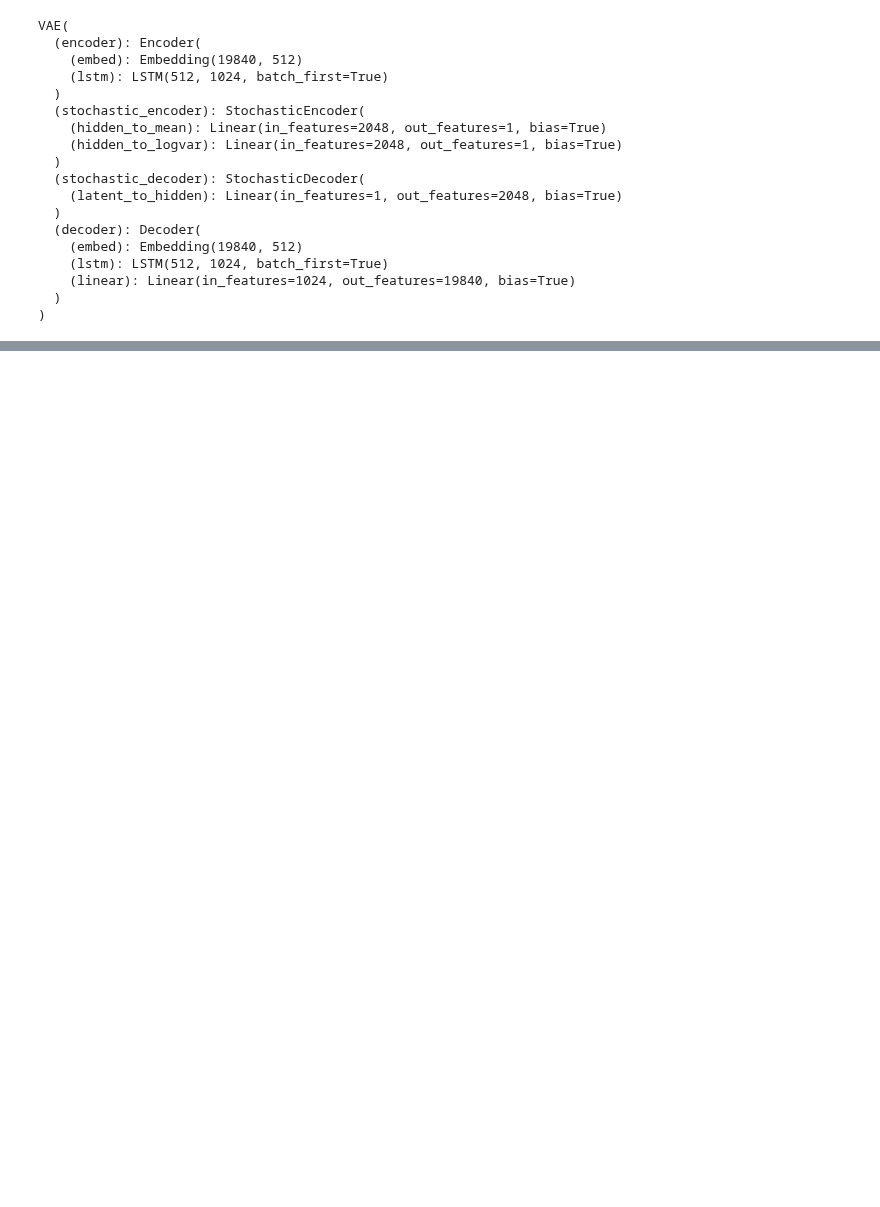
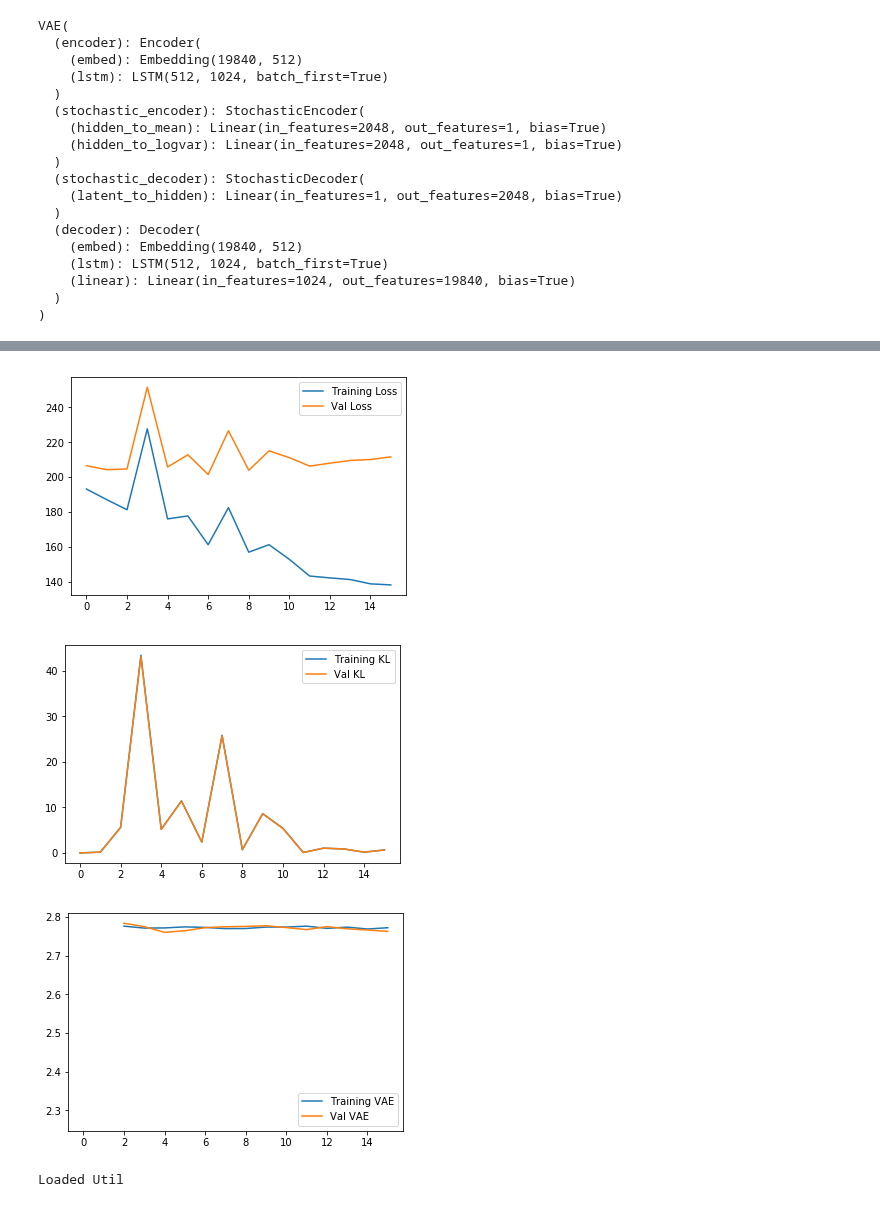
Before and after one commit to eliisabethein/DD2424-project, a Jupyter notebook: Testing VAE.ipynb, the cells around one changed output, grey strips where cells are left out. Drawn from its saved outputs; the diff is of its cells as text; code cells hidden in the pictures; blank space fills up the shorter version.

```diff
--- a/Testing VAE.ipynb
+++ b/Testing VAE.ipynb
@@ -106,0 +110,51 @@ print(loss, kl, ppl, mutual_info)
+# %%
+# Annealing latent size 1 YELP
+yelp_total_epoch_losses_vae_anneal = pickle.load(open("results-vae-anneal/yelp_total_epoch_losses_vae_anneal.pkl", "rb"))
+yelp_total_kl_losses_vae_anneal = pickle.load(open("results-vae-anneal/yelp_total_kl_losses_vae_anneal.pkl", "rb"))
+yelp_total_mi_vae_anneal = pickle.load(open("results-vae-anneal/yelp_total_mi_vae_anneal.pkl", "rb"))
+
+yelp_val_total_epoch_losses_vae_anneal = pickle.load(open("results-vae-anneal/yelp_val_total_epoch_losses_vae_anneal.pkl", "rb"))
+yelp_val_total_kl_losses_vae_anneal = pickle.load(open("results-vae-anneal/yelp_val_total_kl_losses_vae_anneal.pkl", "rb"))
+yelp_val_total_mi_vae_anneal = pickle.load(open("results-vae-anneal/yelp_val_total_mi_vae_anneal.pkl", "rb"))
+# %%
+plt.plot(yelp_total_epoch_losses_vae_anneal, label="Training Loss")
+plt.plot(yelp_val_total_epoch_losses_vae_anneal, label="Val Loss")
+plt.legend()
+plt.show()
+
+plt.plot(yelp_total_kl_losses_vae_anneal, label="Training KL")
+plt.plot(yelp_val_total_kl_losses_vae_anneal, label="Val KL")
+plt.legend()
+plt.show()
+
+plt.plot(yelp_total_mi_vae_anneal, label="Training VAE")
+plt.plot(yelp_val_total_mi_vae_anneal, label="Val VAE")
+plt.legend()
+plt.show()
+
+
+device = torch.device('cpu')
+util = Util()
+
+embedding_size = 512
+word2vec_model_name = "word2vec_yelp.model"
+word2vec_yelp = Word2Vec.load(word2vec_model_name)
+embedding_weights = word2vec_yelp.wv.vectors
+embedding_weights = np.vstack((embedding_weights, np.zeros((1,embedding_size))))  # add zero vector for <pad>
+embedding_weights = torch.tensor(embedding_weights, device=device)
+
+batch_size = 16
+vocabulary_size = len(word2vec_yelp.wv.vocab)
+padding_index = vocabulary_size
+hidden_size = 1024
+latent_size = 1
+num_layers = 1
+step = 0.25
+learning_rate = 0.01
+epochs = 2
+max_sentence_length = 50
+# %% [output]
+[figure, added]
+[figure, added]
+[figure, added]
+Loaded Util
```
Also changed, not shown: parts of 3 cells of this notebook, 5 other files.
